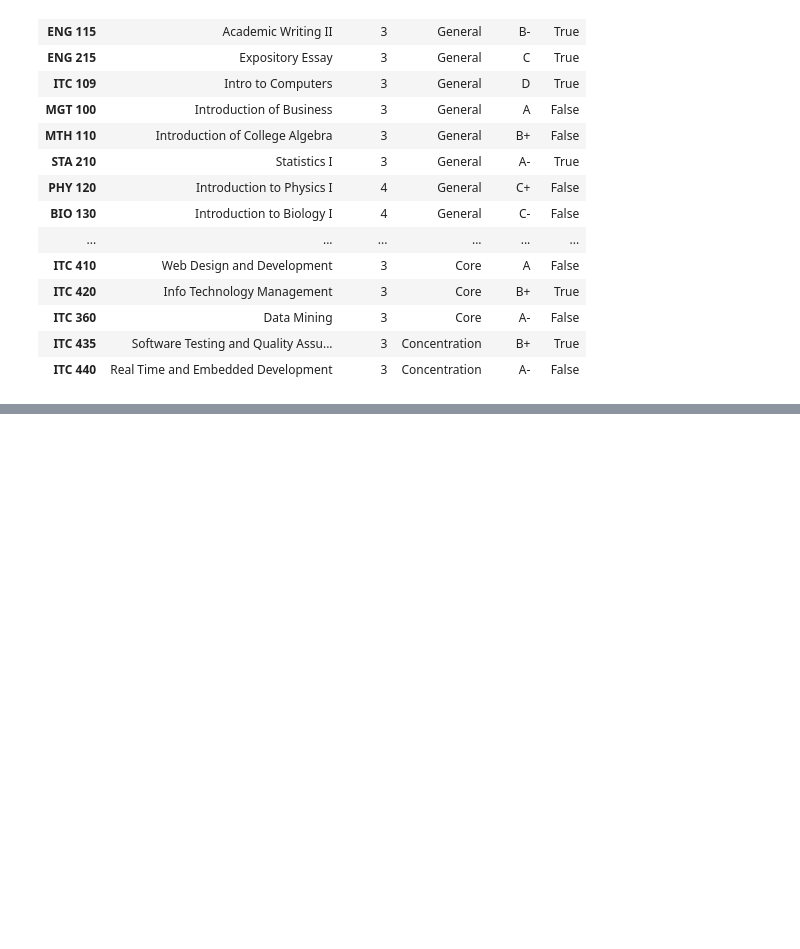
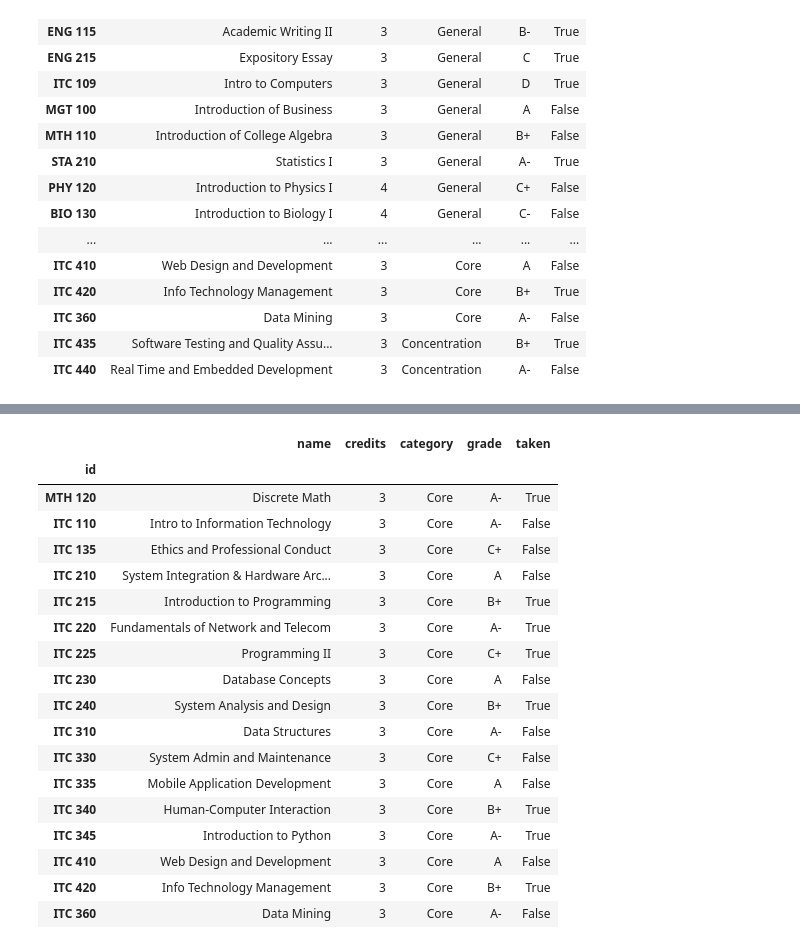
Before and after one commit to rhmtazad/UniProg, a Jupyter notebook: repo/notebook/Degree Plan.ipynb, the cells around one changed output, grey strips where cells are left out. Saved outputs shown, nothing was run; the diff lists cells and outputs as text; code cells hidden in the pictures; blank space fills up the shorter version.

Commit message:
updated degree plan notebook

```diff
--- a/repo/notebook/Degree Plan.ipynb
+++ b/repo/notebook/Degree Plan.ipynb
@@ -74,3 +74,9 @@ degreeplan.drop('ITC 315', axis='rows')
 | ITC 360 | Data Mining | 3 | Core | A- | False |
 | ITC 435 | Software Testing and Quality Assu... | 3 | Concentration | B+ | True |
 | ITC 440 | Real Time and Embedded Development | 3 | Concentration | A- | False |
+# %%
+categories = degreeplan.groupby('category')
+# %%
+general = categories.get_group('General')
+core = categories.get_group('Core')
+concentration = categories.get_group('Concentration')
@@ -76,0 +112,22 @@ degreeplan.drop('ITC 315', axis='rows')
+# %%
+core
+# %% [output]
+|  | name | credits | category | grade | taken |
+| id |  |  |  |  |  |
+| MTH 120 | Discrete Math | 3 | Core | A- | True |
+| ITC 110 | Intro to Information Technology | 3 | Core | A- | False |
+| ITC 135 | Ethics and Professional Conduct | 3 | Core | C+ | False |
+| ITC 210 | System Integration & Hardware Arc... | 3 | Core | A | False |
+| ITC 215 | Introduction to Programming | 3 | Core | B+ | True |
+| ITC 220 | Fundamentals of Network and Telecom | 3 | Core | A- | True |
+| ITC 225 | Programming II | 3 | Core | C+ | True |
+| ITC 230 | Database Concepts | 3 | Core | A | False |
+| ITC 240 | System Analysis and Design | 3 | Core | B+ | True |
+| ITC 310 | Data Structures | 3 | Core | A- | False |
+| ITC 330 | System Admin and Maintenance | 3 | Core | C+ | False |
+| ITC 335 | Mobile Application Development | 3 | Core | A | False |
+| ITC 340 | Human-Computer Interaction | 3 | Core | B+ | True |
+| ITC 345 | Introduction to Python | 3 | Core | A- | True |
+| ITC 410 | Web Design and Development | 3 | Core | A | False |
+| ITC 420 | Info Technology Management | 3 | Core | B+ | True |
+| ITC 360 | Data Mining | 3 | Core | A- | False |
```
Also changed, not shown: parts of 2 cells of this notebook.
